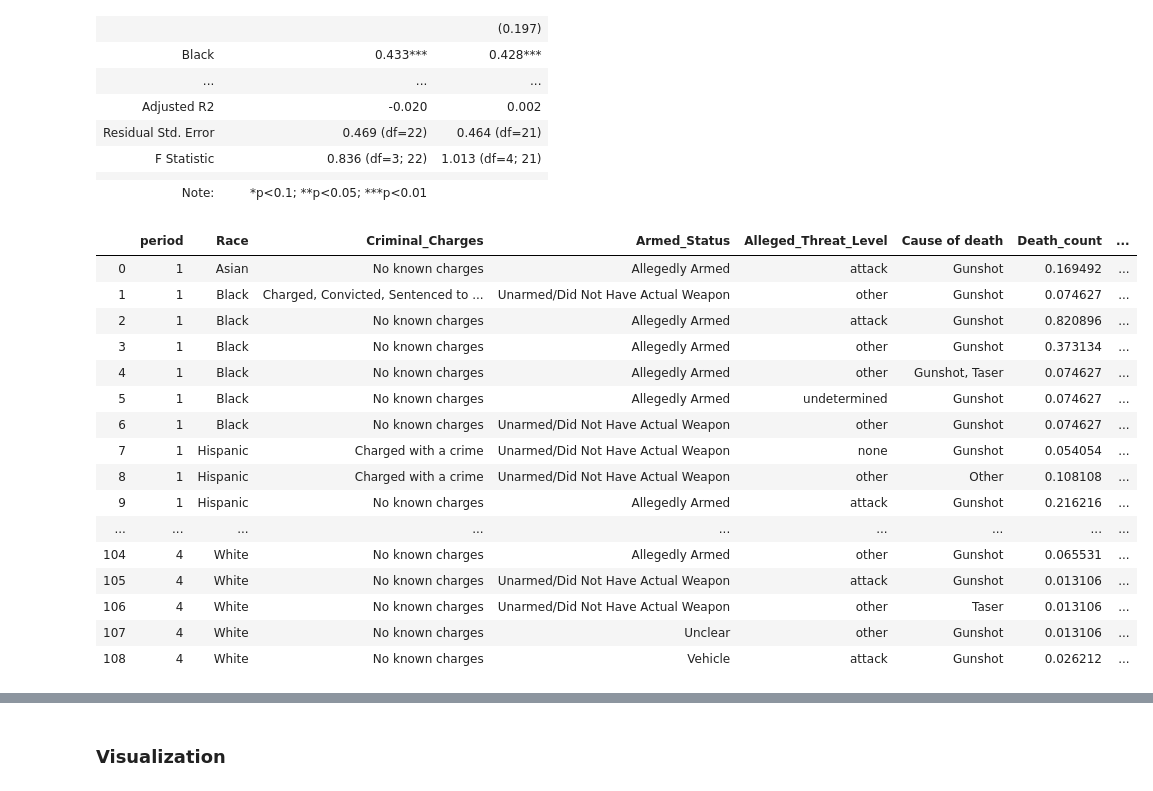
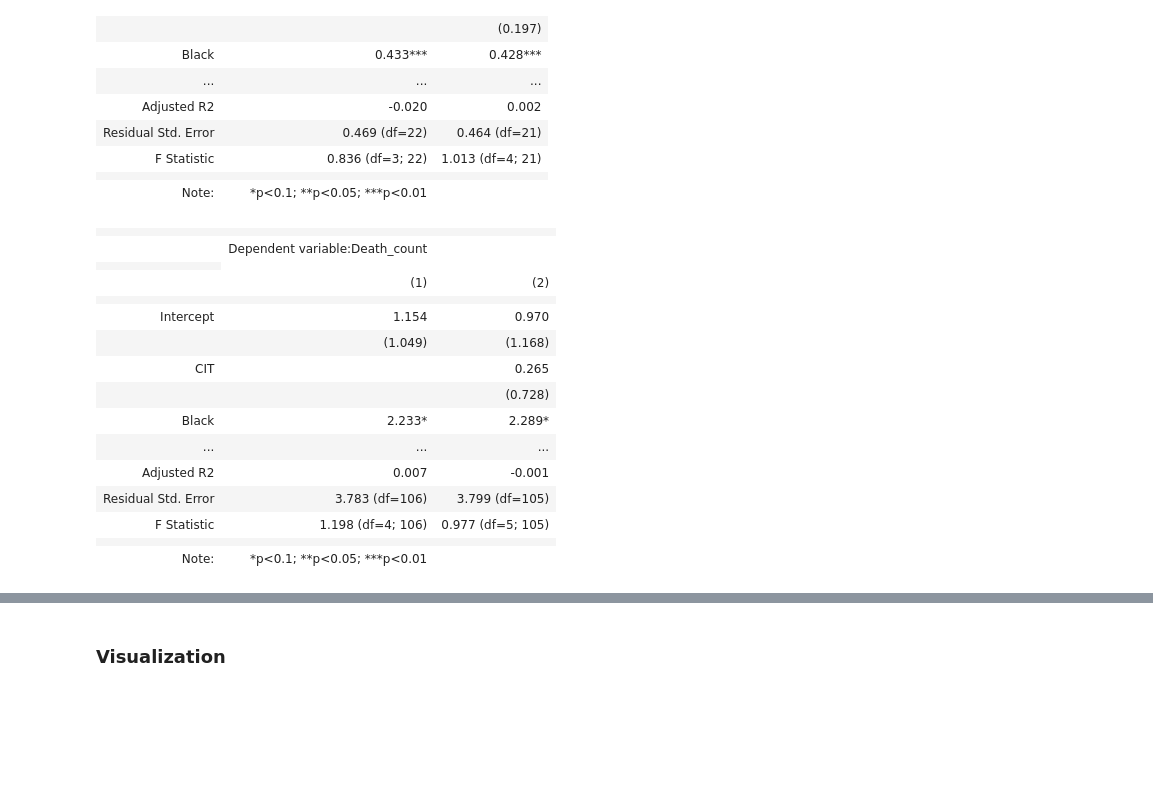
Before and after one commit to aseem645/MILESTONE_II_STAR, a Jupyter notebook: Crisis Response Model Analysis_9-3-21.ipynb, the cells around one changed output, grey strips where cells are left out. Saved outputs shown, nothing was run; the diff lists cells and outputs as text; code cells hidden in the pictures; blank space fills up the shorter version.

Commit message:
race norm

```diff
--- a/Crisis Response Model Analysis_9-3-21.ipynb
+++ b/Crisis Response Model Analysis_9-3-21.ipynb
@@ -29,7 +29,7 @@ from sklearn import datasets
 # %%
 ##https://policeviolencereport.org/##
 ##4 tabs##
-policeViolence = pd.read_excel('MPVDatasetDownload.xlsx',sheet_name='2013-2020 Police Killings')
+policeViolence = pd.read_excel('MPVDatasetDownload.xlsx',sheet_name='2013-2020 Police Killings', engine='openpyxl')
 censusData = pd.read_csv('sub-est2019_all.csv',encoding='ISO-8859-1')
 censusData = censusData[censusData['SUMLEV'].isin([162])] #unsure about inclusion of 71 as well
 censusData['NAME']=censusData['NAME'].apply(lambda text: text.rsplit(' ', 1)[0])
@@ -983,60 +998,42 @@ dallas_table
 | Note: | *p<0.1; **p<0.05; ***p<0.01 |  |
 # %%
 PVsampleCounts = pd.DataFrame(PVsample.groupby(['period',"Victim's race",'Criminal Charges?','Armed/Unarmed Status','Alleged Threat Level (Source: WaPo)','Cause of death'])['Cause of death'].count())
+# PVsample['RIGHT'] = np.where((PVsample['Year']>=2018),1,0)
+# PVsampleCounts = pd.DataFrame(PVsample.groupby(['RIGHT',"Victim's race"])["Victim's race"].count())
 PVsampleCounts = PVsampleCounts.rename(columns={"Cause of death":'Death_count'})
 PVsampleCounts = PVsampleCounts.reset_index()
 PVsampleCounts = PVsampleCounts.rename(columns={"Victim's race":"Race"})
-PVsampleCounts = PVsampleCounts.rename(columns={"Mental illness":"Mental_illness"})
 PVsampleCounts = PVsampleCounts.rename(columns={"Criminal Charges?":'Criminal_Charges'})
 PVsampleCounts = PVsampleCounts.rename(columns={"Armed/Unarmed Status":'Armed_Status'})
 PVsampleCounts = PVsampleCounts.rename(columns={"Alleged Threat Level (Source: WaPo)":'Alleged_Threat_Level'})
 PVsampleCounts['CIT'] = np.where((PVsampleCounts['period']>=3),1,0)
 PVsampleCounts['Black'] = np.where(PVsampleCounts['Race']=='Black',1,0)
 PVsampleCounts['White'] = np.where(PVsampleCounts['Race']=='White',1,0)
 PVsampleCounts['Hispanic'] = np.where(PVsampleCounts['Race']=='Hispanic',1,0)
-PVsampleCounts['Asian'] = np.where(PVsampleCounts['Race']=='Asian',1,0)
-PVsampleCounts['Native_American'] = np.where(PVsampleCounts['Race']=='Native American',1,0)
-PVsampleCounts['Pacific_Islander'] = np.where(PVsampleCounts['Race']=='Pacific Islander',1,0)
 PVsampleCounts['Unknown_race'] = np.where(PVsampleCounts['Race']=='Unknown race',1,0)
-PVsampleCounts = PVsampleCounts[PVsampleCounts['Unknown_race']==0]
-
-raceDistribution = pd.read_csv('QuickFacts Aug-25-2021.csv')
-raceDistribution = raceDistribution.iloc[9:16][['Fact','United States']]
-raceDistribution.replace('White alone, percent','White',inplace=True)
-raceDistribution.replace('Black or African American alone, percent','Black',inplace=True)
-raceDistribution.replace('Hispanic or Latino, percent','Hispanic',inplace=True)
-raceDistribution.replace('Asian alone, percent','Asian',inplace=True)
-raceDistribution.replace('American Indian and Alaska Native alone, percent','Native_American',inplace=True)
-raceDistribution.replace('Native Hawaiian and Other Pacific Islander alone, percent','Pacific_Islander',inplace=True)
-
-#weighted death count
-races = list(PVsampleCounts['Race'].unique())
-for race in races:
-    try:
-        PVsampleCounts['Death_count']=np.where(PVsampleCounts['Race']==race,PVsampleCounts['Death_count']*
-                                               (1/float(raceDistribution[raceDistribution['Fact']==race]['United States'].values[0].replace('%',''))),
-                                               PVsampleCounts['Death_count'])
-    except:
-        pass
 
 
-PVsampleCounts
-# raceDistribution
+# modelA = smf.ols(formula="Death_count ~ RIGHT + Race + Criminal_Charges + Armed_Status + Alleged_Threat_Level", data=PVsampleCounts).fit()
+modelA = smf.ols(formula="Death_count ~ Black + White + Hispanic + Unknown_race", data=PVsampleCounts).fit()
+modelB = smf.ols(formula="Death_count ~ CIT + Black + White + Hispanic + Unknown_race", data=PVsampleCounts).fit()
+covariates = ['Intercept','CIT','Black','White','Hispanic','Unknown_race']
+PVsample_table = Stargazer([modelA,modelB])
+PVsample_table.covariate_order(covariates)
+PVsample_table
 # %% [output]
-|  | period | Race | Criminal_Charges | Armed_Status | Alleged_Threat_Level | Cause of death | Death_count | ... |
-| 0 | 1 | Asian | No known charges | Allegedly Armed | attack | Gunshot | 0.169492 | ... |
-| 1 | 1 | Black | Charged, Convicted, Sentenced to ... | Unarmed/Did Not Have Actual Weapon | other | Gunshot | 0.074627 | ... |
-| 2 | 1 | Black | No known charges | Allegedly Armed | attack | Gunshot | 0.820896 | ... |
-| 3 | 1 | Black | No known charges | Allegedly Armed | other | Gunshot | 0.373134 | ... |
-| 4 | 1 | Black | No known charges | Allegedly Armed | other | Gunshot, Taser | 0.074627 | ... |
-| 5 | 1 | Black | No known charges | Allegedly Armed | undetermined | Gunshot | 0.074627 | ... |
-| 6 | 1 | Black | No known charges | Unarmed/Did Not Have Actual Weapon | other | Gunshot | 0.074627 | ... |
-| 7 | 1 | Hispanic | Charged with a crime | Unarmed/Did Not Have Actual Weapon | none | Gunshot | 0.054054 | ... |
-| 8 | 1 | Hispanic | Charged with a crime | Unarmed/Did Not Have Actual Weapon | other | Other | 0.108108 | ... |
-| 9 | 1 | Hispanic | No known charges | Allegedly Armed | attack | Gunshot | 0.216216 | ... |
-| ... | ... | ... | ... | ... | ... | ... | ... | ... |
-| 104 | 4 | White | No known charges | Allegedly Armed | other | Gunshot | 0.065531 | ... |
-| 105 | 4 | White | No known charges | Unarmed/Did Not Have Actual Weapon | attack | Gunshot | 0.013106 | ... |
-| 106 | 4 | White | No known charges | Unarmed/Did Not Have Actual Weapon | other | Taser | 0.013106 | ... |
-| 107 | 4 | White | No known charges | Unclear | other | Gunshot | 0.013106 | ... |
-| 108 | 4 | White | No known charges | Vehicle | attack | Gunshot | 0.026212 | ... |
+|  |  |  |
+|  | Dependent variable:Death_count |  |
+|  |
+|  | (1) | (2) |
+|  |  |  |
+| Intercept | 1.154 | 0.970 |
+|  | (1.049) | (1.168) |
+| CIT |  | 0.265 |
+|  |  | (0.728) |
+| Black | 2.233* | 2.289* |
+| ... | ... | ... |
+| Adjusted R2 | 0.007 | -0.001 |
+| Residual Std. Error | 3.783 (df=106) | 3.799 (df=105) |
+| F Statistic | 1.198 (df=4; 106) | 0.977 (df=5; 105) |
+|  |  |  |
+| Note: | *p<0.1; **p<0.05; ***p<0.01 |  |
```
Also changed, not shown: parts of 40 cells of this notebook.
